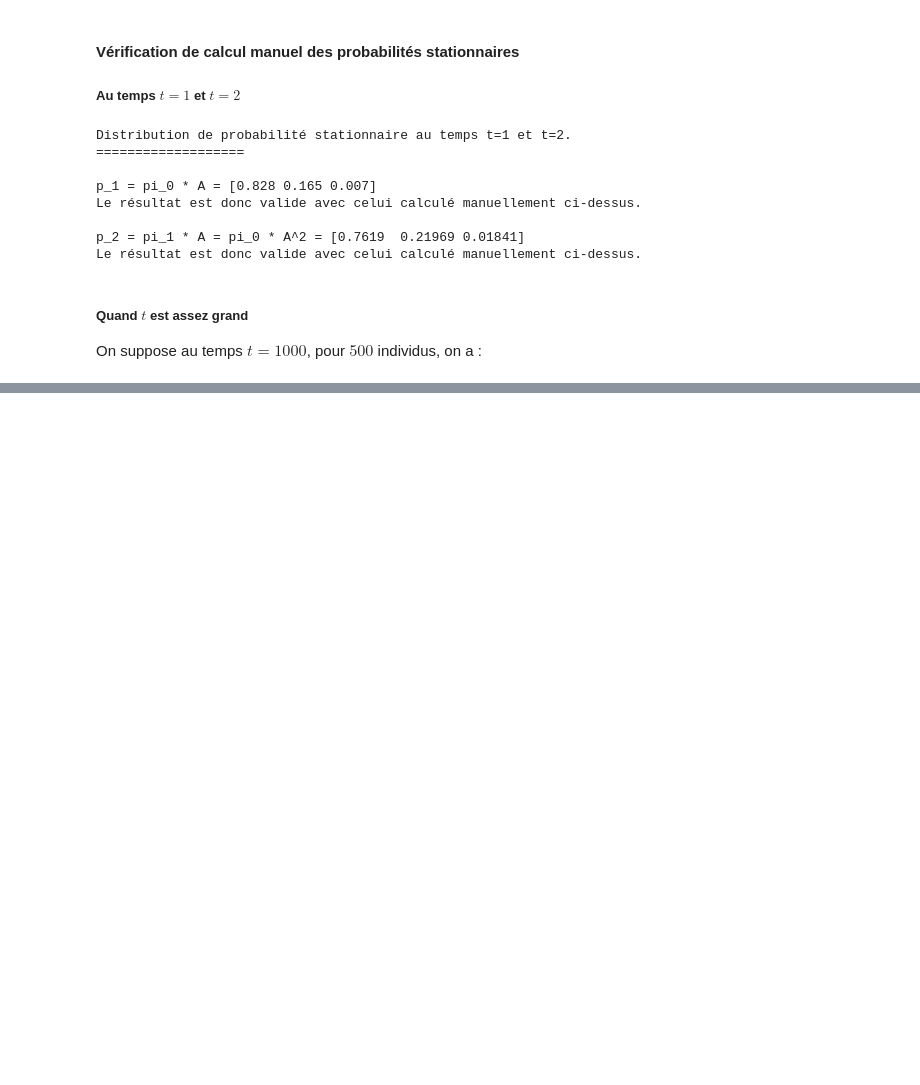
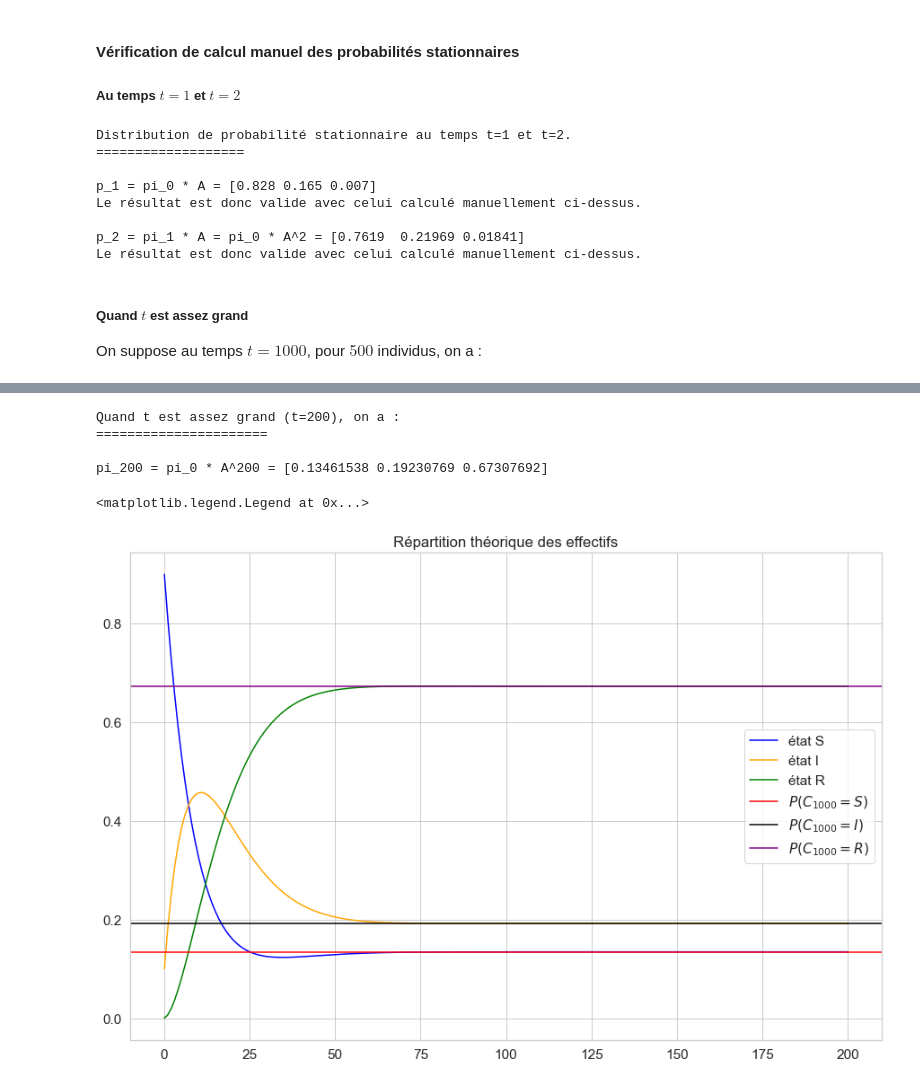
Before and after one commit to Meriadoc-gitgit/Markov-SIR, a Jupyter notebook: project.ipynb, the cells around one changed output, grey strips where cells are left out. Cells and saved outputs as stored; diff of their text form; code cells hidden in the pictures; blank space fills up the shorter version.

```diff
--- a/project.ipynb
+++ b/project.ipynb
@@ -870,0 +896,33 @@ Longueur théorique pour atteindre l'état 'guéri' : 67
+# %%
+T = 200
+A = [[0.9, 0.1, 0], [0, 0.93, 0.07], [0.02, 0, 0.98]]
+pi_0 = [0.9, 0.1, 0]
+
+S, I, R = [pi_0[0]], [pi_0[1]], [pi_0[2]]
+
+for i in range(1,T+1) :
+  pi_0 = np.dot(pi_0, A)
+  S.append(pi_0[0]); I.append(pi_0[1]); R.append(pi_0[2])
+
+pi = dist_proba_stationnaire(T, A, pi_0)
+print("Quand t est assez grand (t=200), on a :\n======================\n\npi_200 = pi_0 * A^200 =", pi)
+
+# Plot
+plt.plot(S, c="blue", label="état S")
+plt.plot(I, c="orange", label="état I")
+plt.plot(R, c="green", label="état R")
+
+plt.title(r"Répartition théorique des effectifs")
+
+plt.axhline(y=pi[0], label="${P}(C_{1000}=S)$", color="red")
+plt.axhline(y=pi[1], label="${P}(C_{1000}=I)$", color="black")
+plt.axhline(y=pi[2], label="${P}(C_{1000}=R)$", color="purple")
+
+plt.legend(loc="center right")
+# %% [output]
+Quand t est assez grand (t=200), on a :
+======================
+
+pi_200 = pi_0 * A^200 = [0.13461538 0.19230769 0.67307692]
+<matplotlib.legend.Legend at 0x...>
+[figure, added]
```
Also changed, not shown: parts of 21 cells of this notebook, 1 other file.
